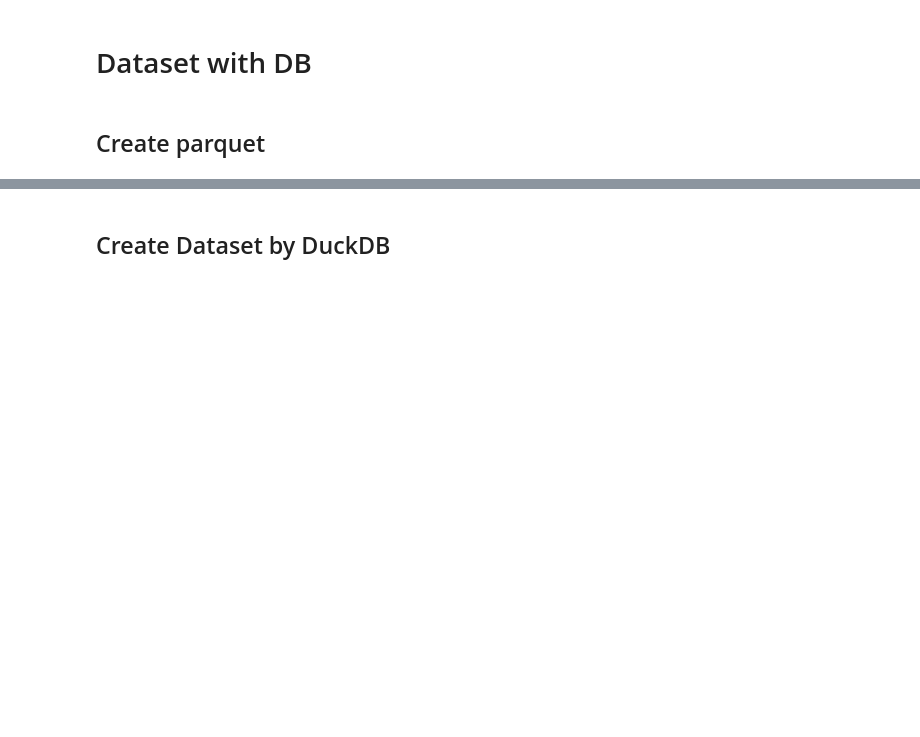
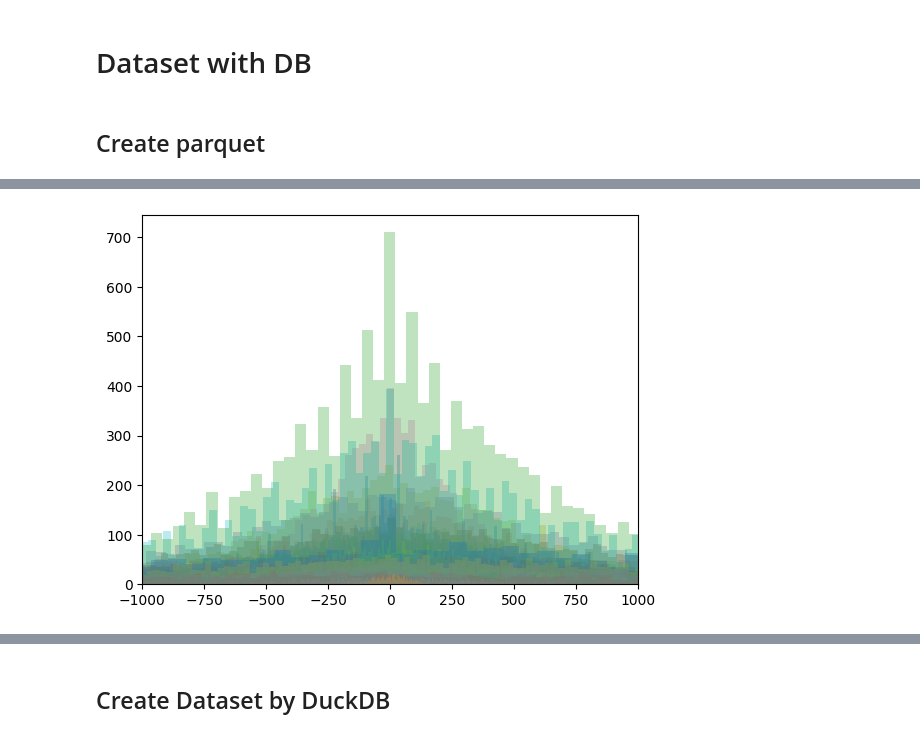
Before and after one commit to Naradice/stocknet_study, a Jupyter notebook: Utility/create_dataset_with_db.ipynb, the cells around one changed output, grey strips where cells are left out. Drawn from its saved outputs; the diff is of its cells as text; code cells hidden in the pictures; blank space fills up the shorter version.

```diff
--- a/Utility/create_dataset_with_db.ipynb
+++ b/Utility/create_dataset_with_db.ipynb
@@ -155,0 +168,8 @@ file: L:/data/fx/OANDA-Japan MT5 Live\mt5_XAUUSD_d1.csv std: 14890.000153289458
+# %%
+fx_id_files = glob.glob("../../Data/FX_MT5_ID/*")
+for file in fx_id_files:
+    id_df = pd.read_csv(file, index_col=0, parse_dates=True)
+    plt.hist(id_df, bins=1000, alpha=0.3)
+    plt.xlim(-1000, 1000)
+# %% [output]
+[figure, added]
```
Also changed, not shown: parts of 5 cells of this notebook, 4 other files.
